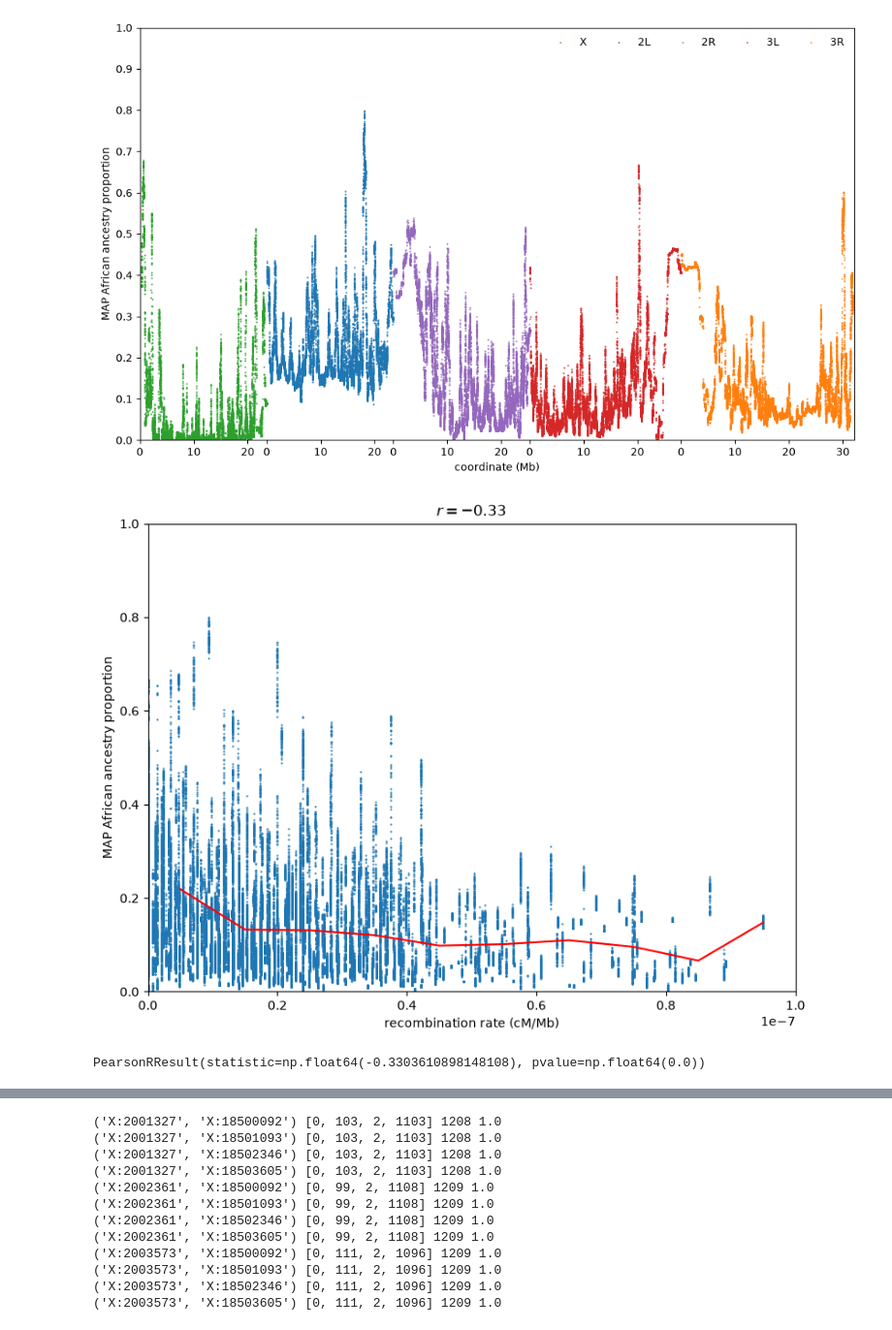
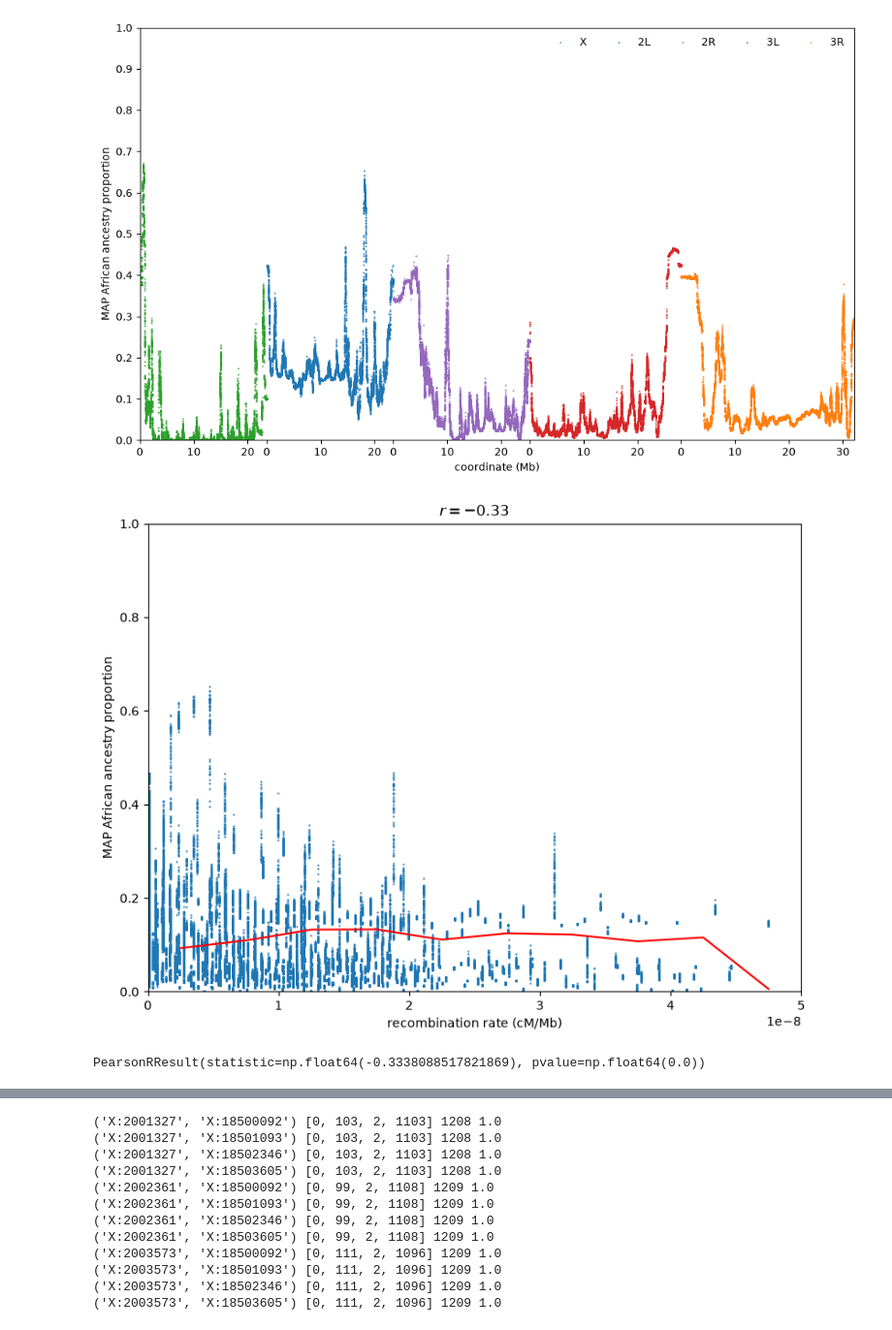
Before and after one commit to nwcol/DGRP_ancestry_disequilibrium, a Jupyter notebook: workflow/notebooks/exploratory_analysis.ipynb, the cells around one changed output, grey strips where cells are left out. Shown at 97% size. Saved outputs shown, nothing was run; the diff lists cells and outputs as text; code cells hidden in the pictures.

```diff
--- a/workflow/notebooks/exploratory_analysis.ipynb
+++ b/workflow/notebooks/exploratory_analysis.ipynb
@@ -56,5 +60,8 @@ plot_sample_ancestry("DGRP-3-1272_S29")
 # %%
-df = pandas.read_csv("../../results_1kb_spacing/ancestry/DGRP_ancestry_all.tsv", sep="\\s+")
+arms = ["X", "2L", "2R", "3L", "3R"]
+dfs = [pandas.read_csv(f"../../results/ancestry/full/DGRP_ancestry_{arm}.tsv", sep="\\s+")
+       for arm in arms]
+df = pandas.concat(dfs)
 arr = np.array(df)[:, 2:].astype(int)
 p_afr = np.sum(arr == 1, axis=1) / np.sum(arr >= 0, axis=1)
 chroms = list(df["chrom"])
@@ -62,32 +69,32 @@ positions = np.array(df["position"])
 # %%
 fig, ax = plt.subplots(1, 1, figsize=(10, 6), layout="constrained")
 
 colors = ["tab:green", "tab:blue", "tab:purple", "tab:red", "tab:orange"]
 split_points = [0]
 xticks = []
 xtick_labels = []
-for i, chrom in enumerate(["X", "2L", "2R", "3L", "3R"]):
+for i, chrom in enumerate(arms):
     mask = np.array([c == chrom for c in chroms])
     xs = positions[mask] + split_points[-1]
     ys = p_afr[mask]
     plt.scatter(xs, ys, s=0.3, color=colors[i], label=chrom)
     _xticks = np.arange(0, positions[mask][-1], 10_000_000)
     xtick_labels += list(_xticks)
     xticks += list(_xticks + split_points[-1])
     split_points.append(xs[-1])
 
 ax.legend(framealpha=0, ncols=5)
 ax.set_ylim(0, 1)
 ax.set_xlim(0, split_points[-1])
 # ax.grid(alpha=0.2)
 # xticks = np.arange(0, 140_000_000, 10_000_000)
 ax.set_xticks(xticks, (np.array(xtick_labels) / 1e6).astype(int))
 ax.set_xlabel("coordinate (Mb)")
 ax.set_yticks(np.linspace(0, 1, 11))
 ax.set_ylabel("MAP African ancestry proportion")
-plt.savefig("../../figures/African_ancestry_landscape_v4.png", dpi=244)
+plt.savefig("../../figures/African_ancestry_landscape_v5.png", dpi=244)
 # %% [output]
-[figure, old version]
+[figure, new version]
 # %%
 def load_rec_rates(filename, chrom):
     chrom = str(chrom)
@@ -141,17 +148,17 @@ fig, ax = plt.subplots(1, 1, figsize=(8, 6), layout="constrained")
 plt.scatter(cs, sub_p_afr, s=0.3)
 plt.plot(coarse_xs, coarse_ys, color="red")
 ax.set_ylim(0, 1)
-ax.set_xlim(0, 1e-7)
+ax.set_xlim(0, 5e-8)
 ax.set_xlabel("recombination rate (cM/Mb)")
 ax.set_ylabel("MAP African ancestry proportion")
 ax.set_title("$r = -0.33$")
 plt.savefig("../../figures/African_ancestry_v_recomb_no_X.png", dpi=244)
 # %% [output]
-[figure, old version]
+[figure, new version]
 # %%
 scipy.stats.pearsonr(cs, sub_p_afr)
 # %% [output]
-PearsonRResult(statistic=np.float64(-0.3303610898148108), pvalue=np.float64(0.0))
+PearsonRResult(statistic=np.float64(-0.3338088517821869), pvalue=np.float64(0.0))
 # %%
 def count_types(locusA, locusB):
     chromA, (startA, stopA) = locusA
```
Also changed, not shown: parts of 4 cells of this notebook, 27 other files.
